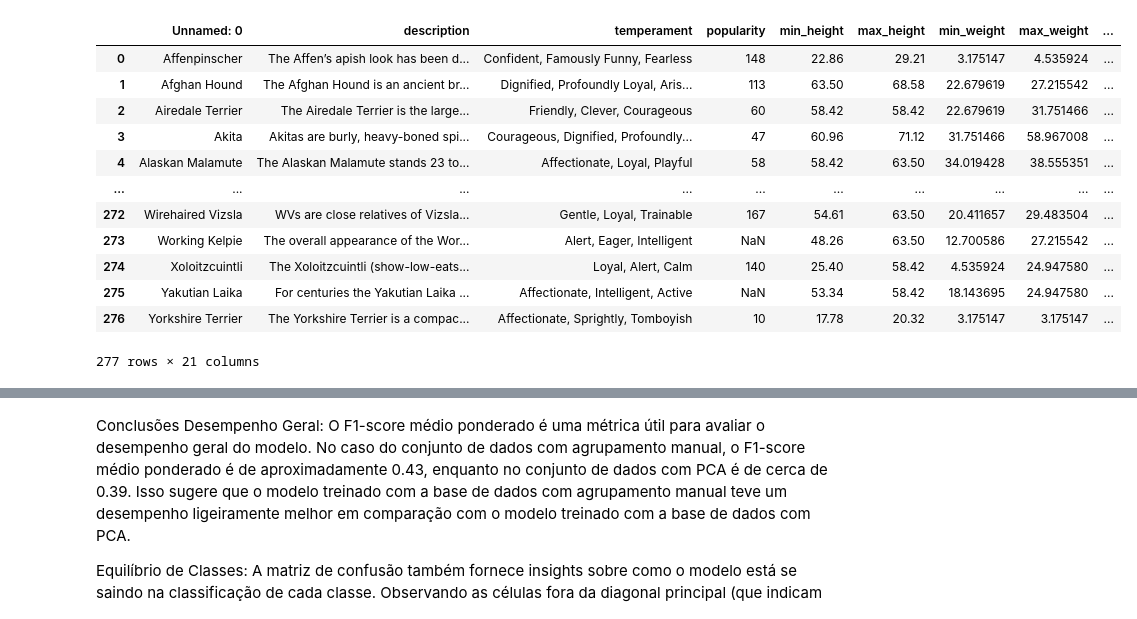
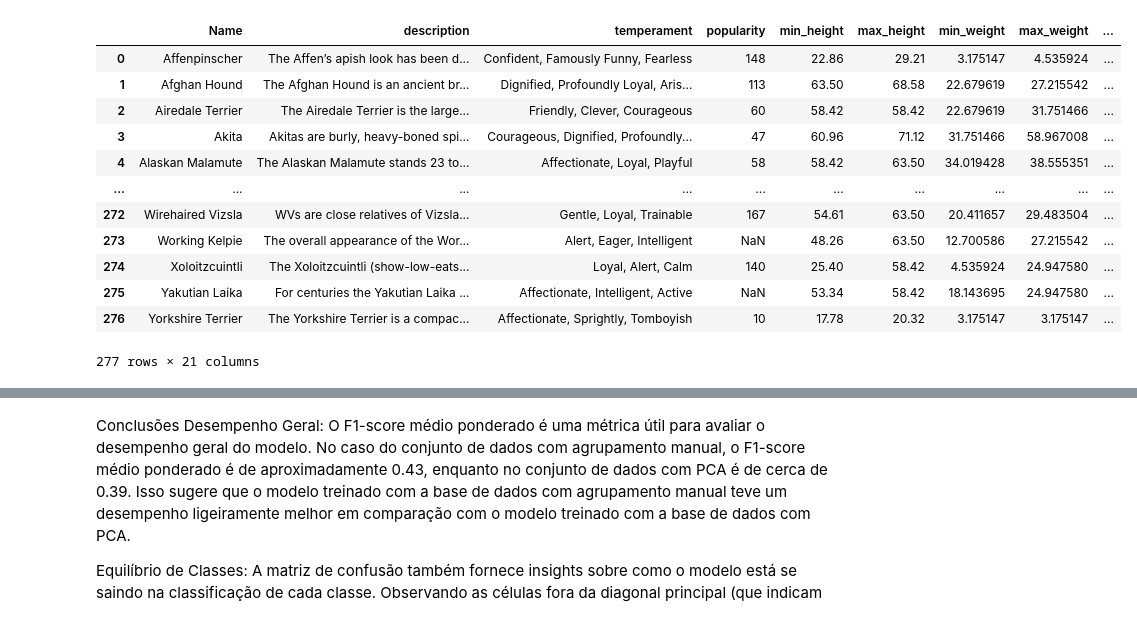
Before and after one commit to anacsantos0/Prova_IA-, a Jupyter notebook: teste.ipynb, the cells around one changed output, grey strips where cells are left out. Saved outputs shown, nothing was run; the diff lists cells and outputs as text; code cells hidden in the pictures.

```diff
--- a/teste.ipynb
+++ b/teste.ipynb
@@ -1,16 +1,13 @@
 # %%
-
-# Pandas serve para trabalhar com a base de dados
 import pandas as pd
-
-# NumPy é utilizada para gerar as matrizes
 import numpy as np
-
-# As seaborn e pyplot serão usadas para gerar gráficos
 import seaborn as sns
 import matplotlib.pyplot as plt
 
+from sklearn import cluster, neighbors, svm, metrics, preprocessing
+
 # StandardScaler para normalizar os dados
+from sklearn.decomposition import PCA
 from sklearn.preprocessing import StandardScaler
 
 # train_test_split é utilizada para fazer a divisão entre os dados para treinamento e teste
@@ -21,15 +18,18 @@ from sklearn.metrics import f1_score
 from yellowbrick.classifier import ConfusionMatrix
 
 # Import da base de dados
-base_akc = pd.read_csv('C:/Users/Ana Clara Santos/Downloads/akc-data.csv')
+#D:/Downloads/akc-data.csv
+base_akc = pd.read_csv("https://raw.githubusercontent.com/tmfilho/akcdata/master/data/akc-data-latest.csv")
 
 # Definindo seed
 SEED = 42 # get that reference!
 # %%
 # Exibindo base de dados original
+base_akc.rename(columns={'Unnamed: 0': 'Name'}, inplace=True)
+# Exibindo base de dados original
 pd.DataFrame(base_akc)
 # %% [output]
-|  | Unnamed: 0 | description | temperament | popularity | min_height | max_height | min_weight | max_weight | ... |
+|  | Name | description | temperament | popularity | min_height | max_height | min_weight | max_weight | ... |
 | 0 | Affenpinscher | The Affen’s apish look has been d... | Confident, Famously Funny, Fearless | 148 | 22.86 | 29.21 | 3.175147 | 4.535924 | ... |
 | 1 | Afghan Hound | The Afghan Hound is an ancient br... | Dignified, Profoundly Loyal, Aris... | 113 | 63.50 | 68.58 | 22.679619 | 27.215542 | ... |
 | 2 | Airedale Terrier | The Airedale Terrier is the large... | Friendly, Clever, Courageous | 60 | 58.42 | 58.42 | 22.679619 | 31.751466 | ... |
```
Also changed, not shown: parts of 102 cells of this notebook.
